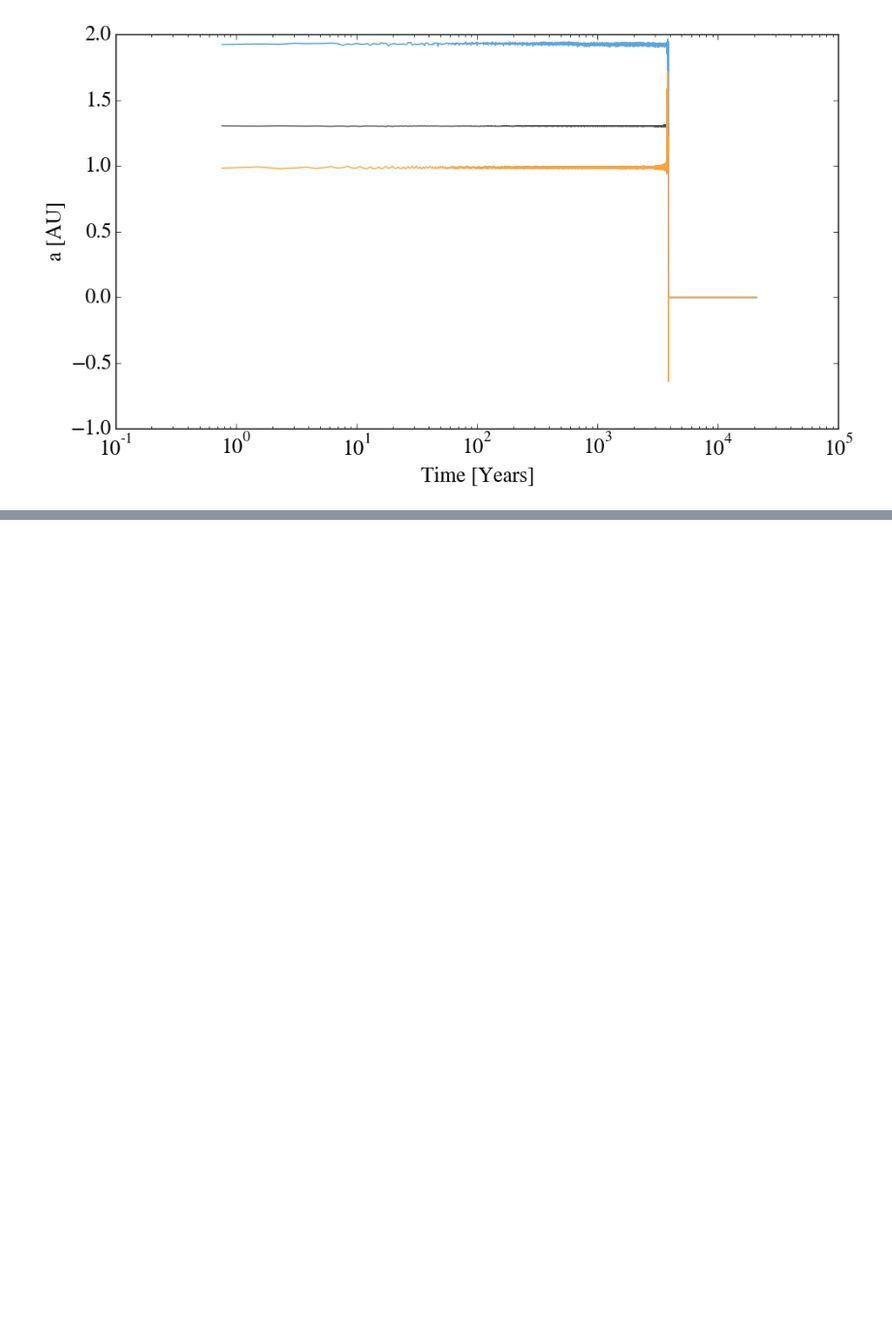
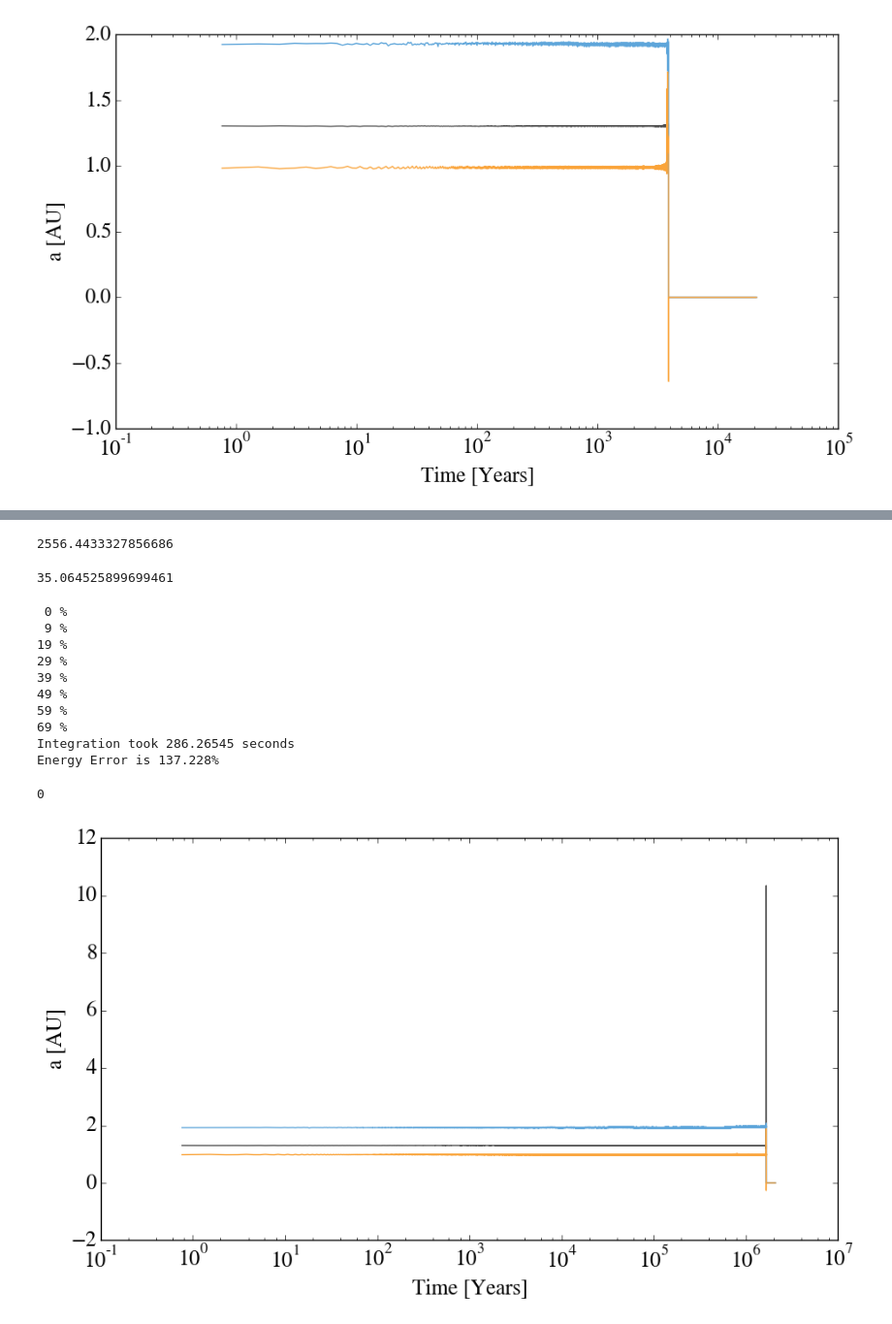
Before and after one commit to nomahen/musical-octo-goggles, a Jupyter notebook: HD1502.ipynb, the cells around one changed output, grey strips where cells are left out. Shown at 97% size. Saved outputs shown, nothing was run; the diff lists cells and outputs as text; code cells hidden in the pictures; blank space fills up the shorter version.

```diff
--- a/HD1502.ipynb
+++ b/HD1502.ipynb
@@ -165,0 +300,24 @@ def per_mass_test(params,other_params,RVsys):
+# %%
+per_mass_test(result.x,other_params,HD1502)
+# %% [output]
+2556.4433327856686
+# %%
+HD1502.calc_chi2(epoch=epoch)/(152-20)
+# %% [output]
+35.064525899699461
+# %%
+HD1502.orbit_stab(periods=1e6,pnts_per_period=20,outputs_per_period=1,verbose=1,integrator='whfast',safe=1
+                  ,timing=1,plot=1,energy_err=1)
+# %% [output]
+ 0 %
+ 9 %
+19 %
+29 %
+39 %
+49 %
+59 %
+69 %
+Integration took 286.26545 seconds
+Energy Error is 137.228%
+0
+[figure, added]
```
Also changed, not shown: parts of 41 cells of this notebook, 1 other file.
